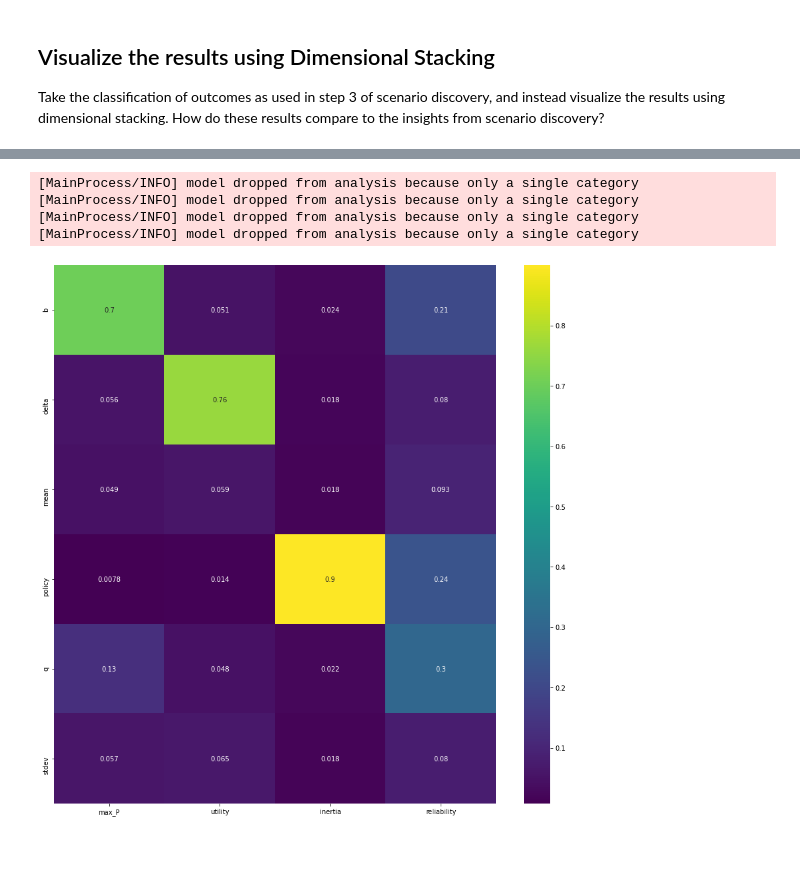
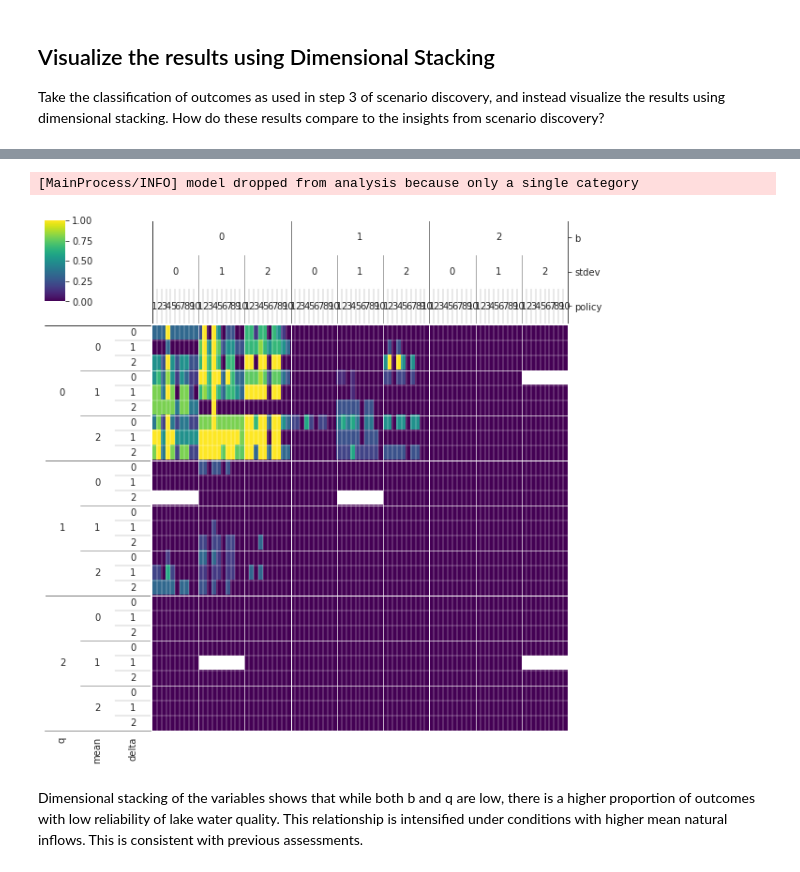
Before and after one commit to Lischip/FabiosDecisions, a Jupyter notebook: epa1361/Week 3-4 - vulnerability analysis/assignment 5 - subspace partitioning lake model.ipynb, the cells around one changed output, grey strips where cells are left out. Drawn from its saved outputs; the diff is of its cells as text; code cells hidden in the pictures.

```diff
--- a/epa1361/Week 3-4 - vulnerability analysis/assignment 5 - subspace partitioning lake model.ipynb
+++ b/epa1361/Week 3-4 - vulnerability analysis/assignment 5 - subspace partitioning lake model.ipynb
@@ -194,22 +204,14 @@ exp_test
 # %%
 outcomes_new = outcomes_cleaned.to_dict(orient = 'list')
-# %%
-#visually identify the uncertainties that drive system behaviour
-import seaborn as sns
-
-from ema_workbench.analysis import feature_scoring
-
-x = exp_test
-y = outcomes_new #['reliability'] #< np.percentile(outcomes['reliability'], 10)
-
-
-plt.figure(figsize=(15,15))
-fs = feature_scoring.get_feature_scores_all(x, y)
-sns.heatmap(fs, cmap='viridis', annot=True)
-plt.show()
-# %% [output]
-[MainProcess/INFO] model dropped from analysis because only a single category
-[MainProcess/INFO] model dropped from analysis because only a single category
-[MainProcess/INFO] model dropped from analysis because only a single category
-[MainProcess/INFO] model dropped from analysis because only a single category
-[figure, removed]
+# %%
+from ema_workbench.analysis import dimensional_stacking
+
+x = exp_cleaned
+y = outcomes['reliability'] < np.percentile(outcomes['reliability'], 10)
+dimensional_stacking.create_pivot_plot(x,y, 3)
+plt.show()
+# %% [output]
+[MainProcess/INFO] model dropped from analysis because only a single category
+[figure, added]
+# %% [markdown]
+Dimensional stacking of the variables shows that while both b and q are low, there is a higher proportion of outcomes with low reliability of lake water quality. This relationship is intensified under conditions with higher mean natural inflows. This is consistent with previous assessments.
```
Also changed, not shown: parts of 13 cells of this notebook.
